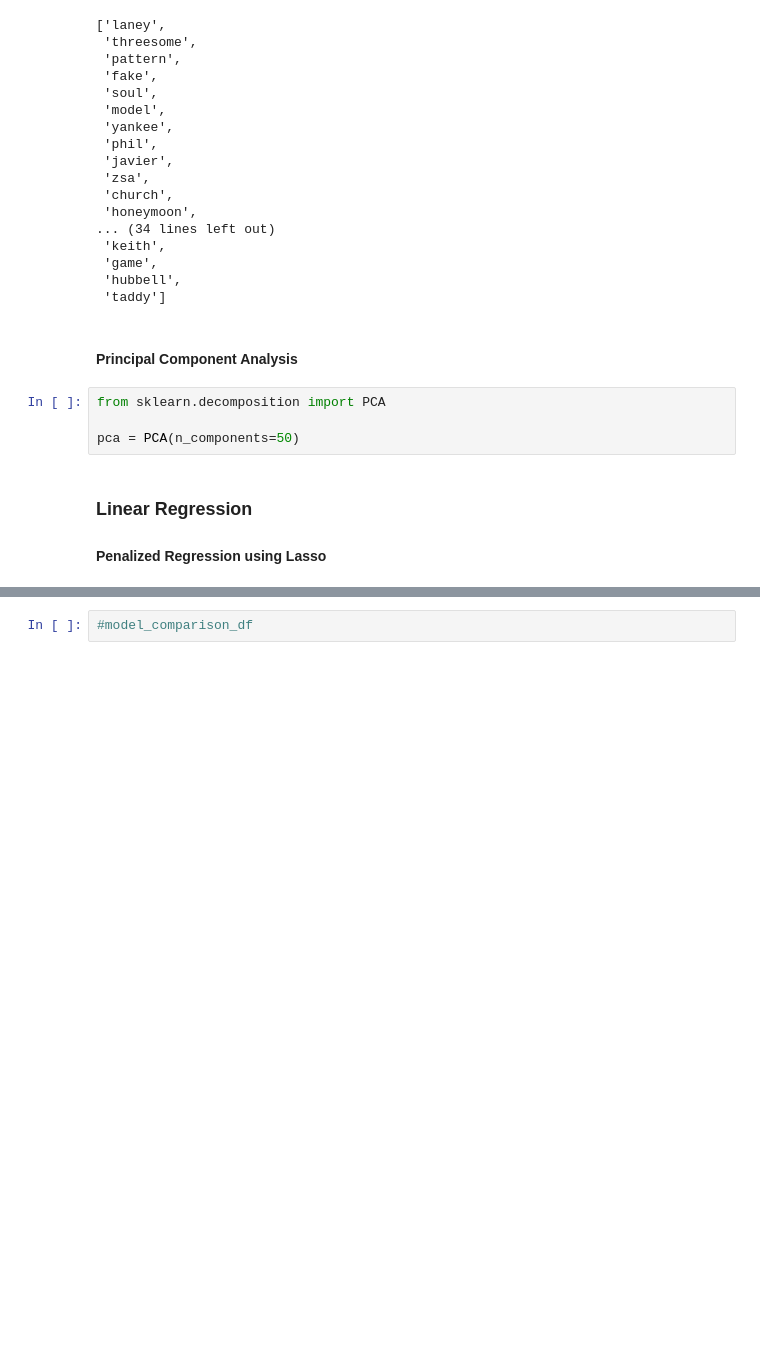
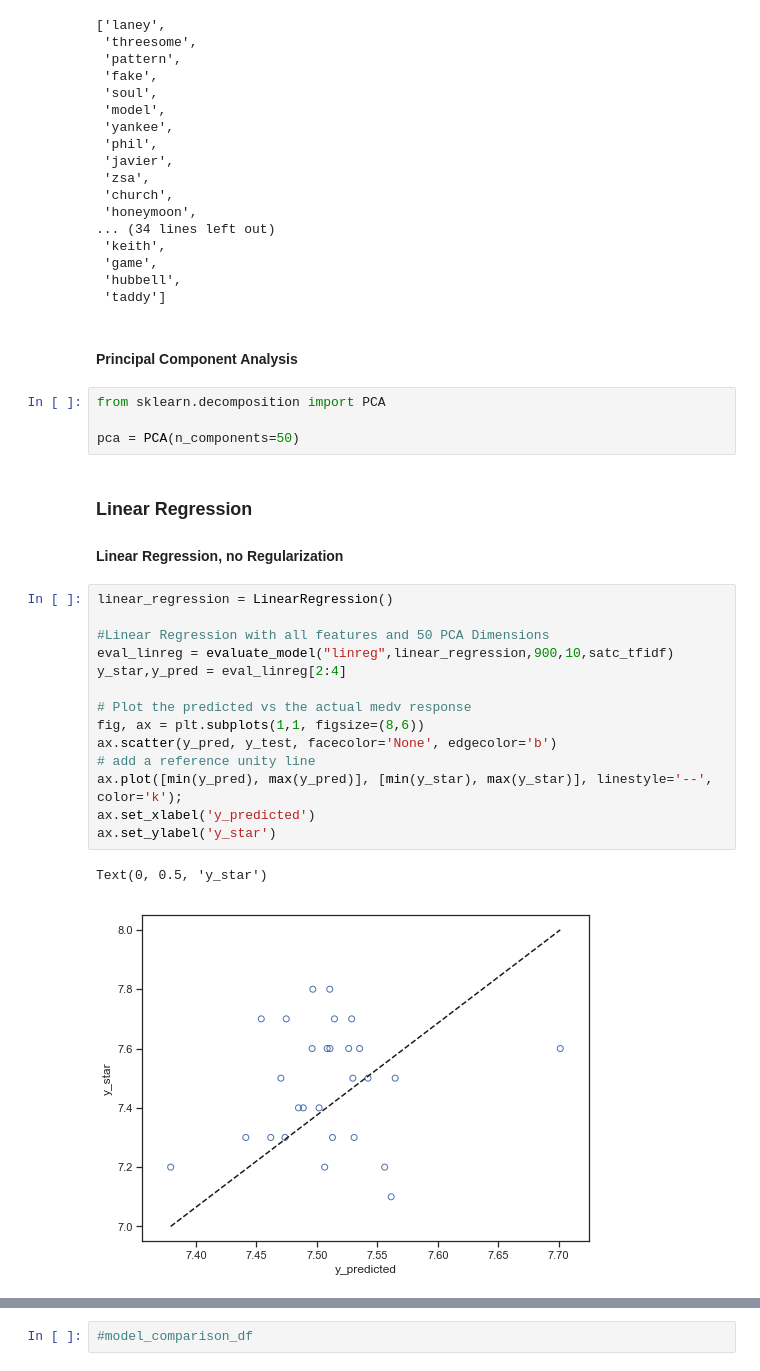
Before and after one commit to ranilovi/SATC_rating_prediction, a Jupyter notebook: text_processing_copy_saturday.ipynb, the cells around one changed output, grey strips where cells are left out. Drawn from its saved outputs; the diff is of its cells as text; blank space fills up the shorter version.

```diff
--- a/text_processing_copy_saturday.ipynb
+++ b/text_processing_copy_saturday.ipynb
@@ -410,4 +509,21 @@ pca = PCA(n_components=50)
 # %% [markdown]
 ### Linear Regression <a class="anchor" id="linreg"></a>
 
-#### Penalized Regression using Lasso
+#### Linear Regression, no Regularization
+# %%
+linear_regression = LinearRegression()
+
+#Linear Regression with all features and 50 PCA Dimensions
+eval_linreg = evaluate_model("linreg",linear_regression,900,10,satc_tfidf)
+y_star,y_pred = eval_linreg[2:4]
+
+# Plot the predicted vs the actual medv response
+fig, ax = plt.subplots(1,1, figsize=(8,6))
+ax.scatter(y_pred, y_test, facecolor='None', edgecolor='b')
+# add a reference unity line
+ax.plot([min(y_pred), max(y_pred)], [min(y_star), max(y_star)], linestyle='--', color='k');
+ax.set_xlabel('y_predicted')
+ax.set_ylabel('y_star')
+# %% [output]
+Text(0, 0.5, 'y_star')
+[figure, added]
```
Also changed, not shown: parts of 33 cells of this notebook, 1 other file.
